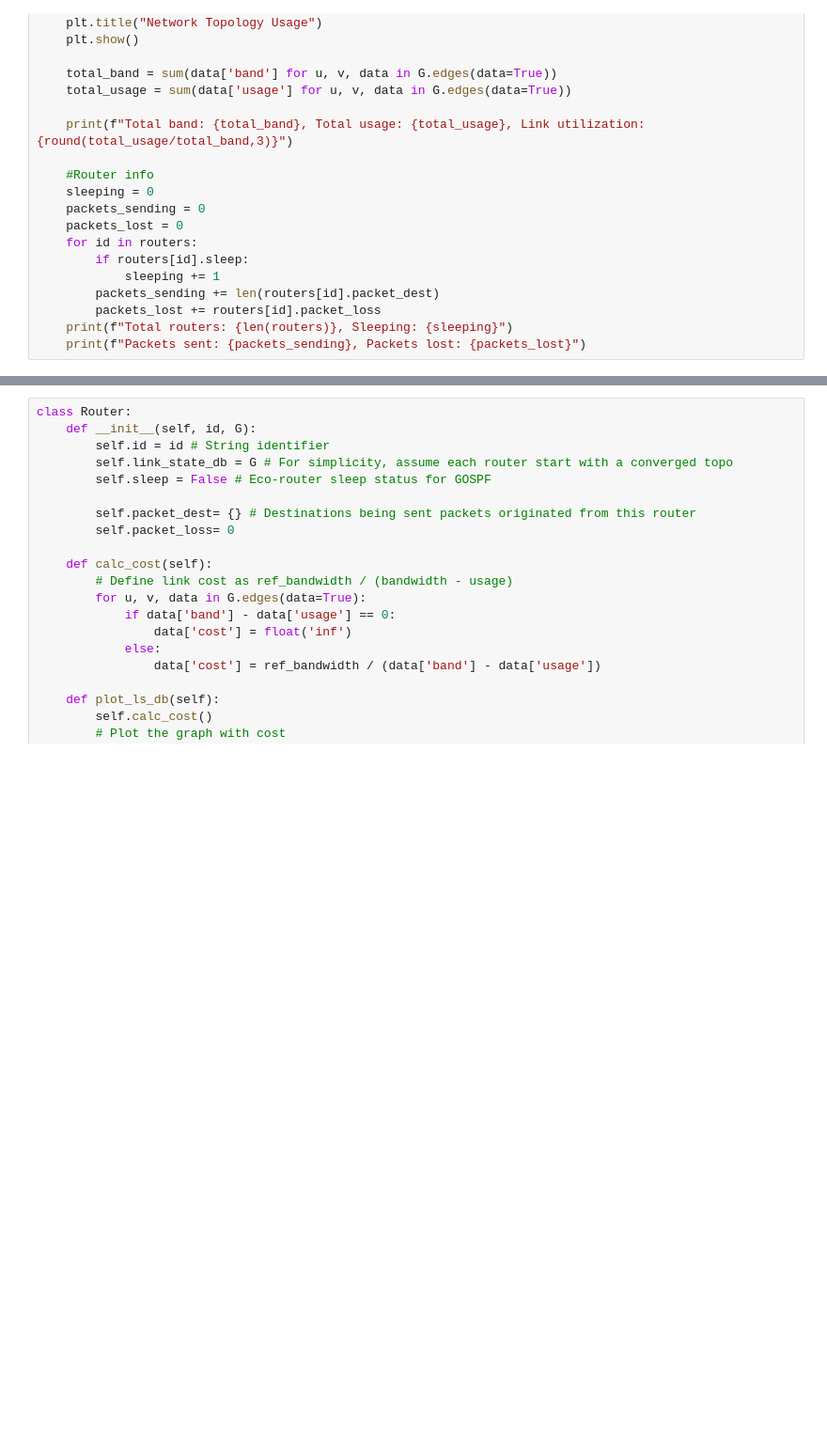
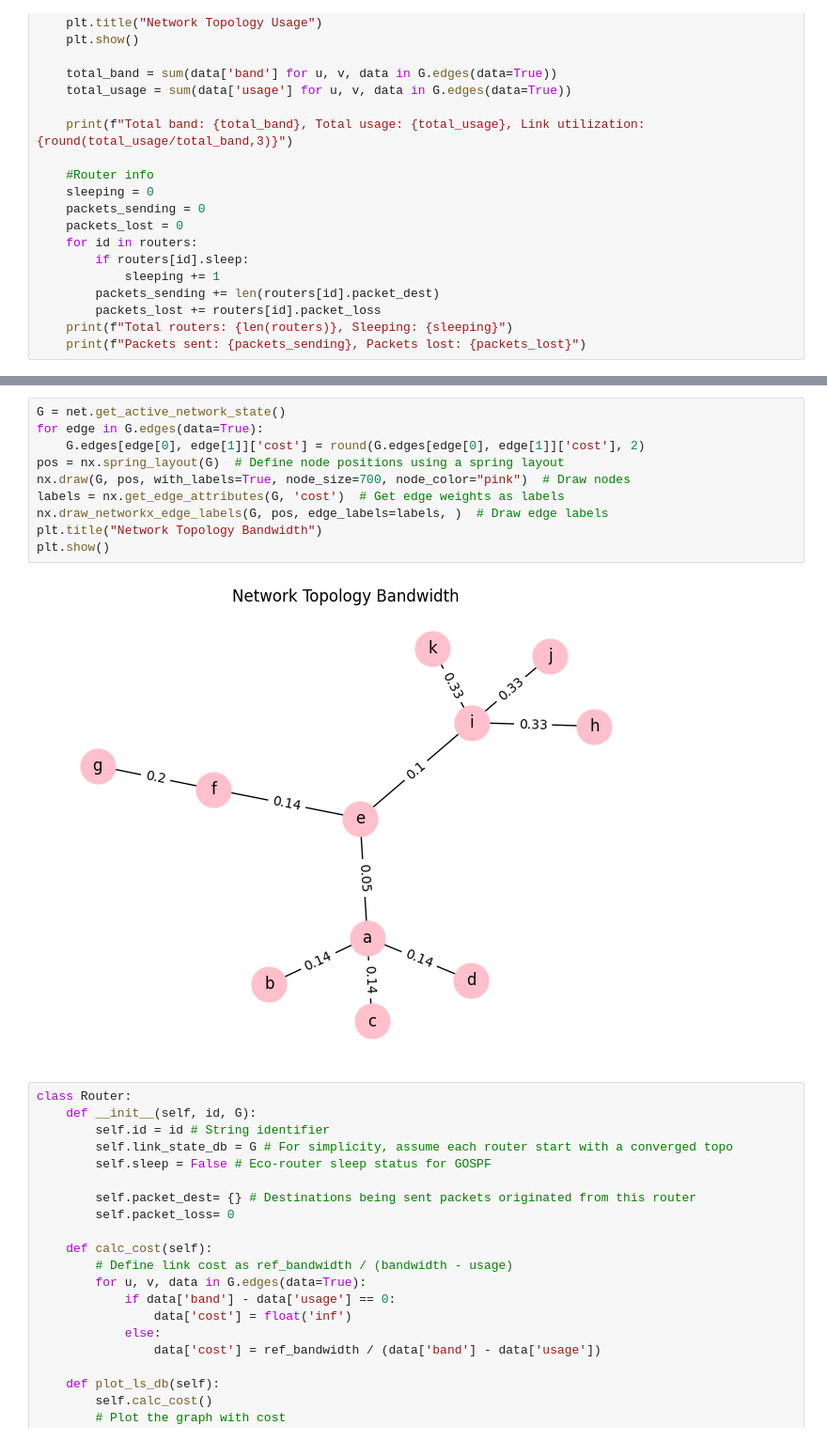
Before and after one commit to CyonixC/eco-networks, a Jupyter notebook: gospf.ipynb, the cells around one changed output, grey strips where cells are left out. Shown: that part at 94% size. Drawn from its saved outputs; the diff is of its cells as text; blank space fills up the shorter version.

```diff
--- a/gospf.ipynb
+++ b/gospf.ipynb
@@ -403,3 +465,15 @@ test packet
+# %%
+G = net.get_active_network_state()
+for edge in G.edges(data=True):
+    G.edges[edge[0], edge[1]]['cost'] = round(G.edges[edge[0], edge[1]]['cost'], 2)
+pos = nx.spring_layout(G)  # Define node positions using a spring layout
+nx.draw(G, pos, with_labels=True, node_size=700, node_color="pink")  # Draw nodes
+labels = nx.get_edge_attributes(G, 'cost')  # Get edge weights as labels
+nx.draw_networkx_edge_labels(G, pos, edge_labels=labels, )  # Draw edge labels
+plt.title("Network Topology Bandwidth")
+plt.show()
+# %% [output]
+[figure, added]
 # %%
 class Router:
     def __init__(self, id, G):
```
Also changed, not shown: parts of 12 cells of this notebook, 7 other files.
